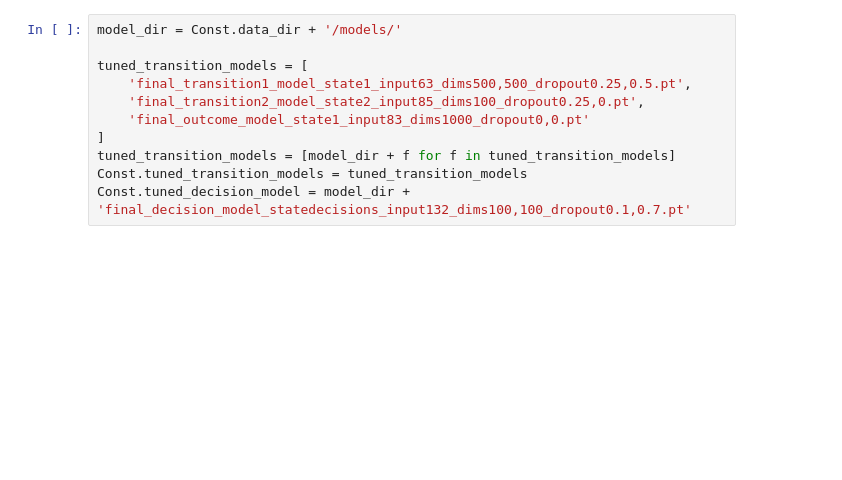
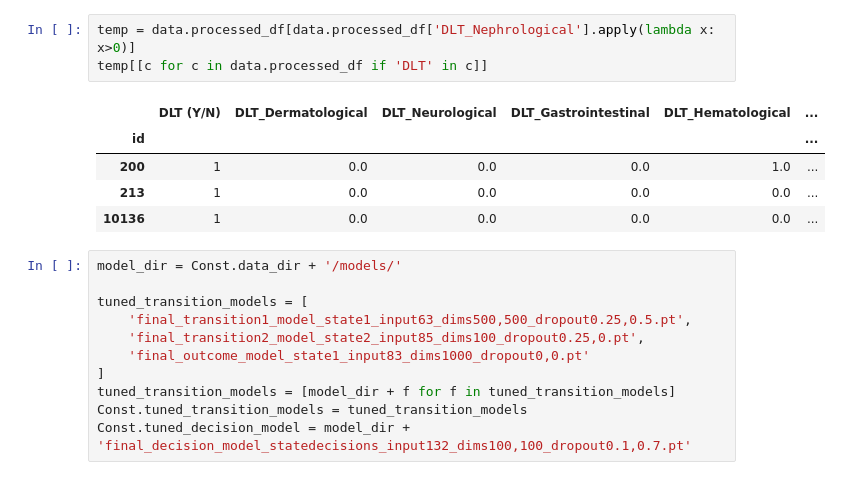
Before and after one commit to uic-evl/DigitalTwinVis, a Jupyter notebook: python/Preprocessing.ipynb, the cells around one changed output. Drawn from its saved outputs; the diff is of its cells as text; blank space fills up the shorter version.

```diff
--- a/python/Preprocessing.ipynb
+++ b/python/Preprocessing.ipynb
@@ -22,3 +68,12 @@ here
+# %%
+temp = data.processed_df[data.processed_df['DLT_Nephrological'].apply(lambda x: x>0)]
+temp[[c for c in data.processed_df if 'DLT' in c]]
+# %% [output]
+|  | DLT (Y/N) | DLT_Dermatological | DLT_Neurological | DLT_Gastrointestinal | DLT_Hematological | ... |
+| id |  |  |  |  |  | ... |
+| 200 | 1 | 0.0 | 0.0 | 0.0 | 1.0 | ... |
+| 213 | 1 | 0.0 | 0.0 | 0.0 | 0.0 | ... |
+| 10136 | 1 | 0.0 | 0.0 | 0.0 | 0.0 | ... |
 # %%
 model_dir = Const.data_dir + '/models/'
 
```
Also changed, not shown: parts of 15 cells of this notebook, 8 other files.
